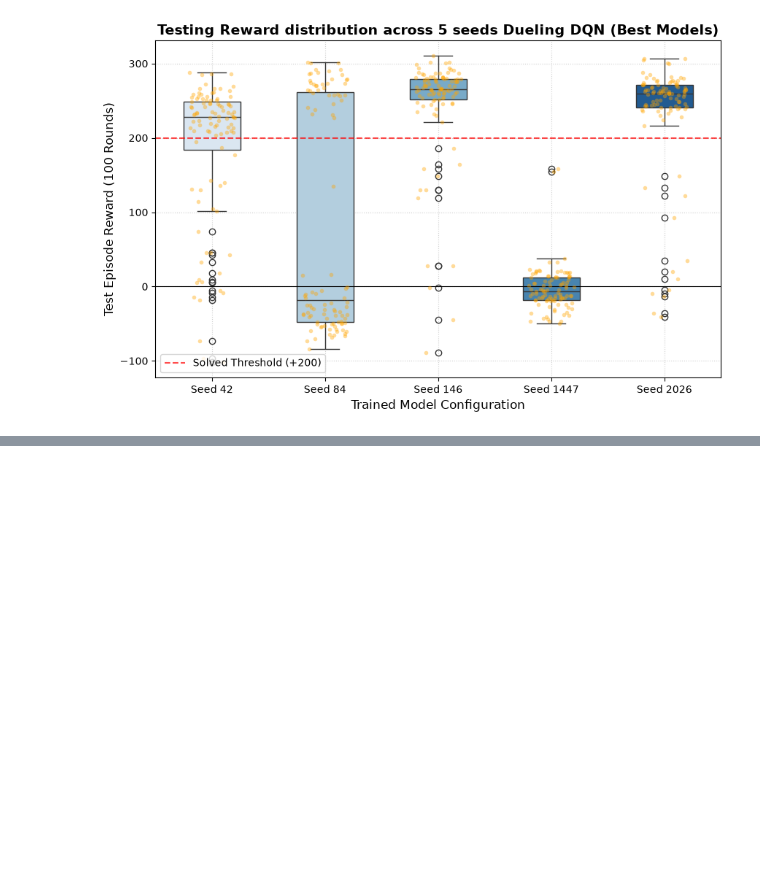
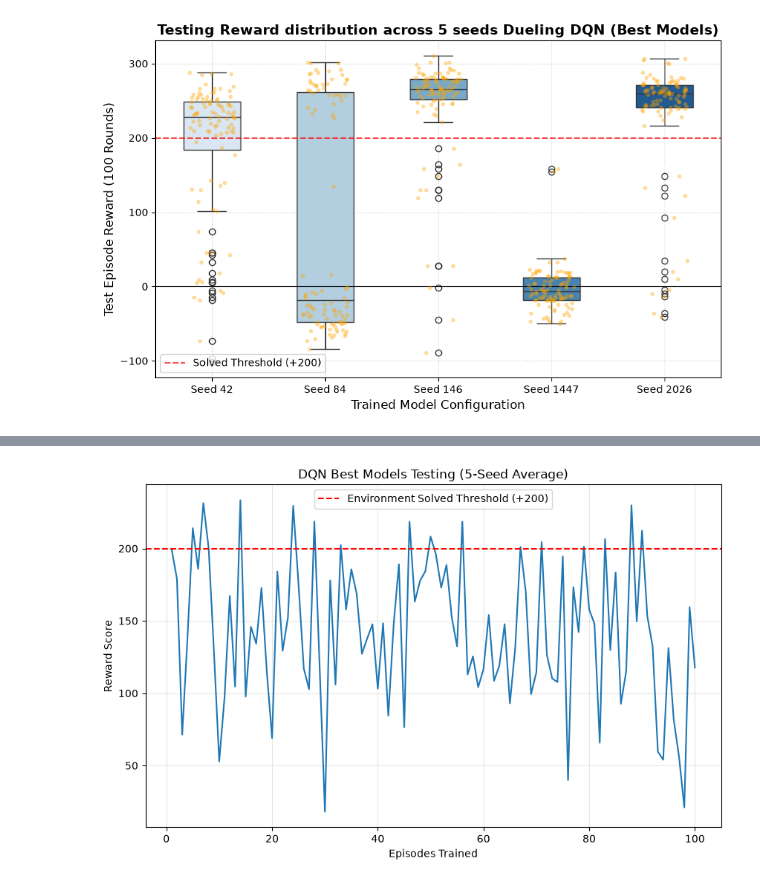
Before and after one commit to AhmedEl-Shamy/Benchmarking-RL-Algorithms-on-LunarLander-v3, a Jupyter notebook: dqn_algorithms_experiments/RL_Project.ipynb, the cells around one changed output, grey strips where cells are left out. Cells and saved outputs as stored; diff of their text form; code cells hidden in the pictures; blank space fills up the shorter version.

```diff
--- a/dqn_algorithms_experiments/RL_Project.ipynb
+++ b/dqn_algorithms_experiments/RL_Project.ipynb
@@ -885,0 +1102,12 @@ plt.show()
+# %%
+plt.figure(figsize=(10, 6))
+plt.plot(np.arange(1, NUM_EVAL_EPISODES + 1), avg_rewards, color="tab:blue")
+plt.axhline(y=200, color="red", linestyle="--", label="Environment Solved Threshold (+200)")
+plt.xlabel("Episodes Trained")
+plt.ylabel("Reward Score")
+plt.title("DQN Best Models Testing (5-Seed Average)")
+plt.legend()
+plt.grid(True, alpha=0.3)
+plt.show()
+# %% [output]
+[figure, added]
```
Also changed, not shown: parts of 15 cells of this notebook, 21 other files.
